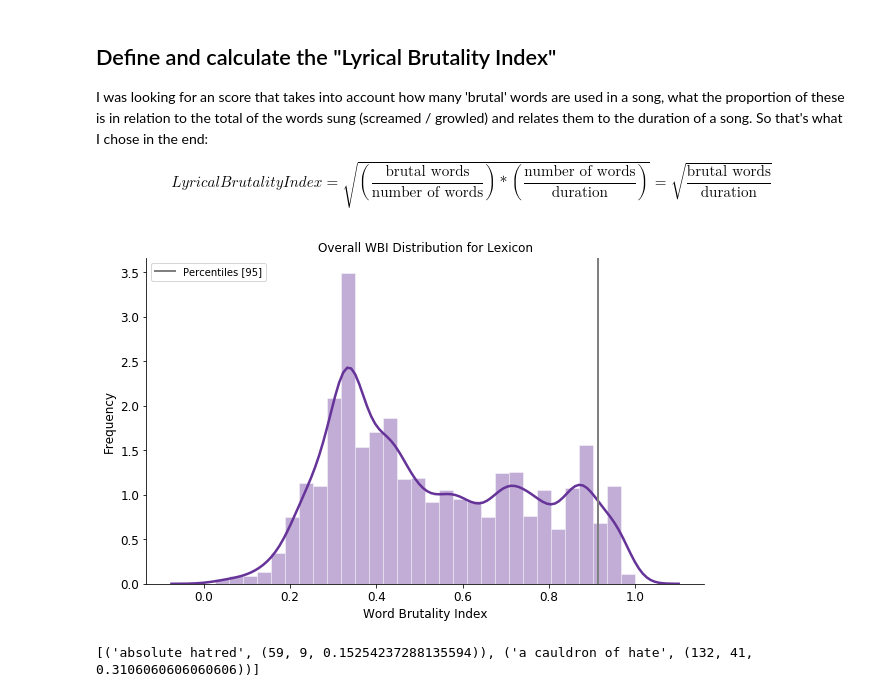
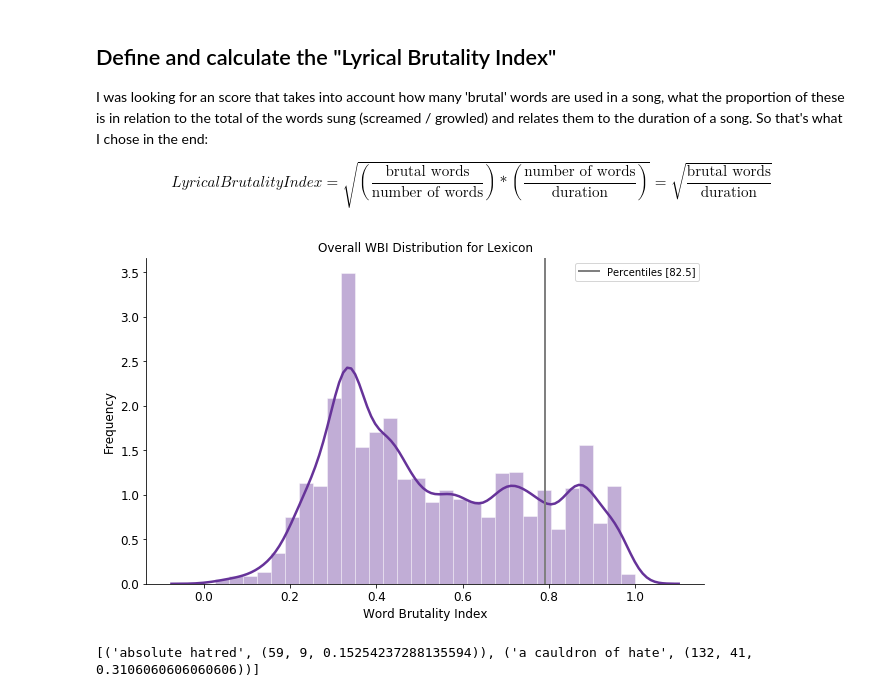
Before and after one commit to rbuerki/most-brutal-cannibal-corpse, a Jupyter notebook: 2-Text-Analysis-Lyrics.ipynb, the cells around one changed output. Cells and saved outputs as stored; diff of their text form; code cells hidden in the pictures.

```diff
--- a/2-Text-Analysis-Lyrics.ipynb
+++ b/2-Text-Analysis-Lyrics.ipynb
@@ -331,7 +331,7 @@ def scrape_lyrics(songlist):
 # with open('data/processed/lyrics_dict.pkl', 'wb') as f:
 #         pickle.dump(lyrics_dict, f, pickle.HIGHEST_PROTOCOL)
 with open('data/processed/lyrics_dict.pkl', 'rb') as f:
-    pickle.load(f)
+    lyrics_dict = pickle.load(f)
 # %%
 # Print sample
 lyrics_dict['absolute hatred']
@@ -381,9 +381,9 @@ $$Lyrical Brutality Index = \sqrt{(\frac{\text{brutal words}} {\text{number of w
 # %%
 # Visualize the distribution of wbi scores over the whole CC text corpus (ignore graph titel)
 full_corpus = [score for text in lyrics_dict_wbi.values() for score in text]
-show_wbi_distribution(full_corpus, percentiles=[95])  # approx the threshold value for brutal words
+show_wbi_distribution(full_corpus, percentiles=[82.5])  # approx the threshold value for brutal words
 # %% [output]
-[figure, old version]
+[figure, new version]
 # %%
 def calculate_lb_features(text, wbi_treshold=wbi_threshold):
     """Calculate and return features needed to calculate the lbi."""
```
Also changed, not shown: parts of 3 cells of this notebook.
